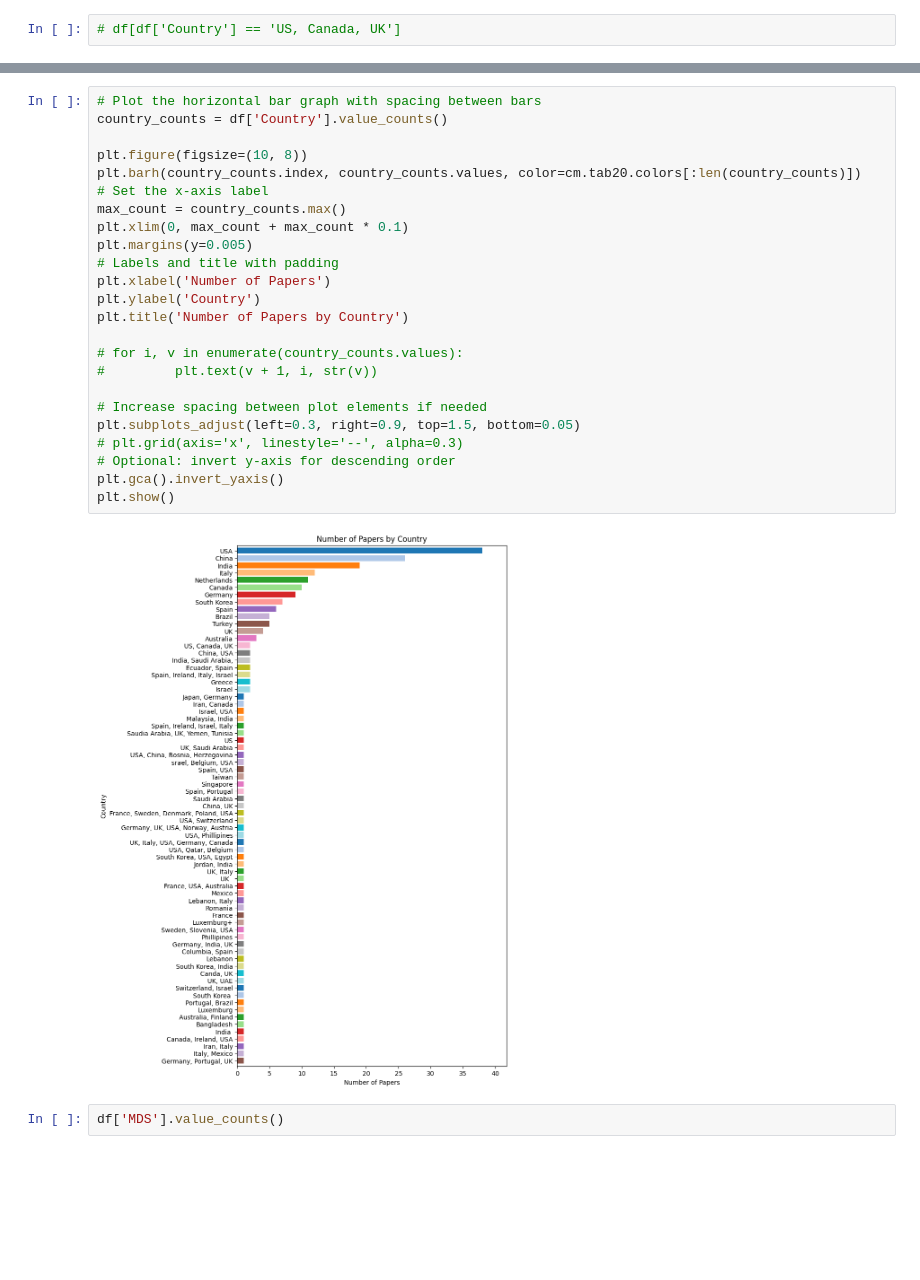
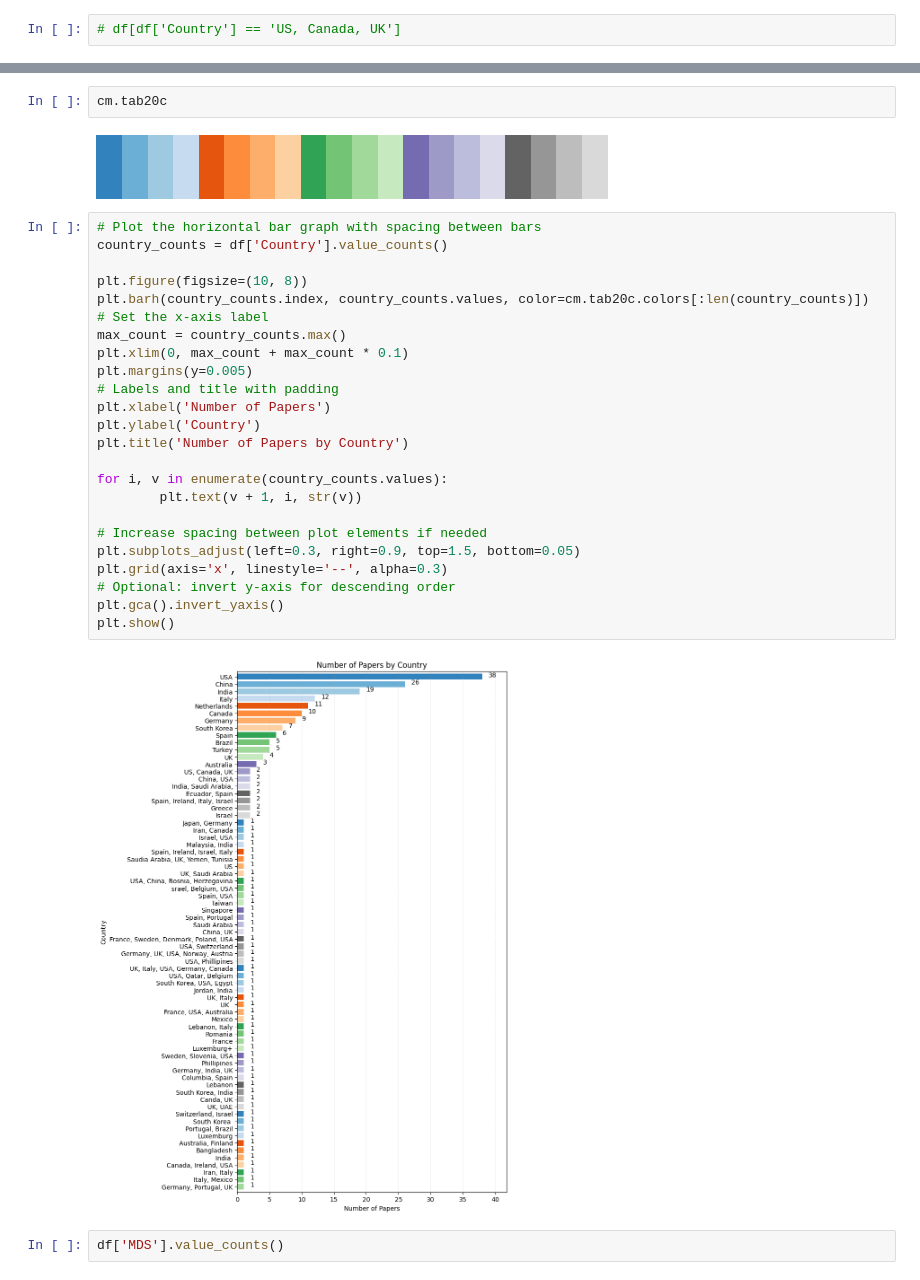
Before and after one commit to rdiazrincon/ai_mds, a Jupyter notebook: ai_mds.ipynb, the cells around one changed output, grey strips where cells are left out. Drawn from its saved outputs; the diff is of its cells as text; blank space fills up the shorter version.

```diff
--- a/ai_mds.ipynb
+++ b/ai_mds.ipynb
@@ -42,29 +95,33 @@ memory usage: 29.9+ KB
+# %%
+cm.tab20c
+# %% [output]
+[figure, added]
 # %%
 # Plot the horizontal bar graph with spacing between bars
 country_counts = df['Country'].value_counts()
 
 plt.figure(figsize=(10, 8))
-plt.barh(country_counts.index, country_counts.values, color=cm.tab20.colors[:len(country_counts)])
+plt.barh(country_counts.index, country_counts.values, color=cm.tab20c.colors[:len(country_counts)])
 # Set the x-axis label
 max_count = country_counts.max()
 plt.xlim(0, max_count + max_count * 0.1)
 plt.margins(y=0.005)
 # Labels and title with padding
 plt.xlabel('Number of Papers')
 plt.ylabel('Country')
 plt.title('Number of Papers by Country')
 
-# for i, v in enumerate(country_counts.values):
-#         plt.text(v + 1, i, str(v))
+for i, v in enumerate(country_counts.values):
+        plt.text(v + 1, i, str(v))
 
 # Increase spacing between plot elements if needed
 plt.subplots_adjust(left=0.3, right=0.9, top=1.5, bottom=0.05)
-# plt.grid(axis='x', linestyle='--', alpha=0.3)
+plt.grid(axis='x', linestyle='--', alpha=0.3)
 # Optional: invert y-axis for descending order
 plt.gca().invert_yaxis()
 plt.show()
 # %% [output]
-[figure, old version]
+[figure, new version]
 # %%
 df['MDS'].value_counts()
 # %% [output]
```
Also changed, not shown: parts of 8 cells of this notebook.
